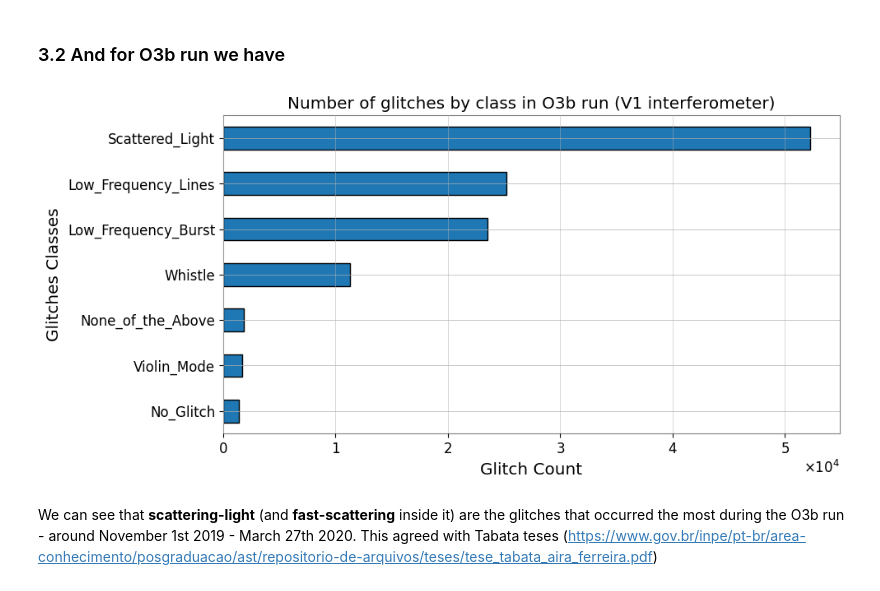
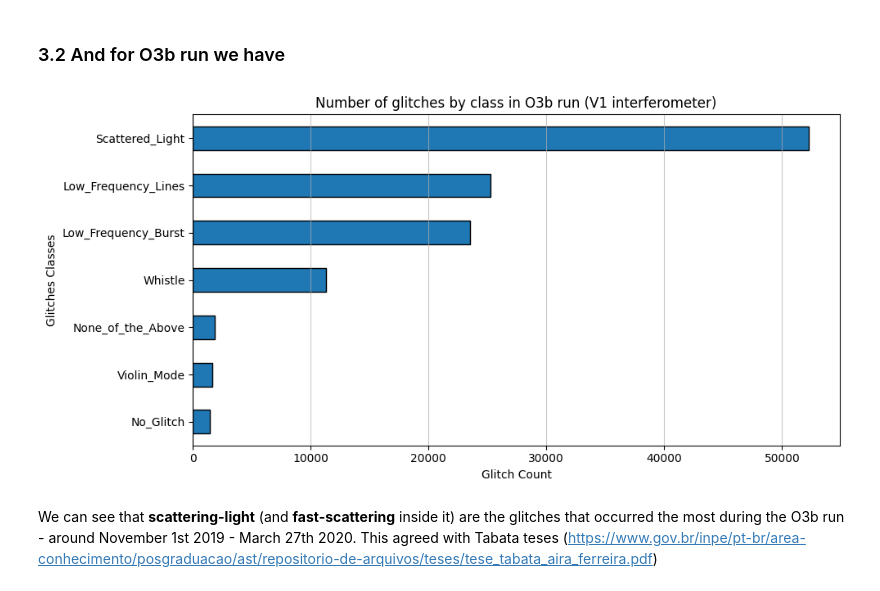
Before and after one commit to physerikc/gravitational-waves, a Jupyter notebook: glitch_statistic_O3run.ipynb, the cells around one changed output. Drawn from its saved outputs; the diff is of its cells as text; code cells hidden in the pictures.

```diff
--- a/glitch_statistic_O3run.ipynb
+++ b/glitch_statistic_O3run.ipynb
@@ -117,12 +106,19 @@ plot_config('Number of glitches by class in O3a run (V1 interferometer)', 'Glitc
 # %%
 plt.figure(figsize=(10, 5))
 
 glitch_countsO3b = clean_V1_O3b['label'].value_counts().nlargest(7).sort_values(ascending=True)
 
 glitch_countsO3b.plot(kind='barh', edgecolor='black')
-plot_config('Number of glitches by class in O3b run (V1 interferometer)', 'Glitch Count', 'Glitches Classes')
+
+plt.title('Number of glitches by class in O3b run (V1 interferometer)')
+plt.xlabel('Glitch Count')
+plt.ylabel('Glitches Classes')
+
+plt.grid(axis='x', linestyle='-', alpha=0.7)
+plt.tight_layout()
+plt.show()
 # %% [output]
-[figure, old version]
+[figure, new version]
 # %% [markdown]
 We can see that **scattering-light** (and **fast-scattering** inside it) are the glitches that occurred the most during the O3b run - around November 1st 2019 - March 27th 2020. This agreed with Tabata teses (https://www.gov.br/inpe/pt-br/area-conhecimento/posgraduacao/ast/repositorio-de-arquivos/teses/tese_tabata_aira_ferreira.pdf)
 # %% [markdown]
```
Also changed, not shown: parts of 21 cells of this notebook, 1 other file.
